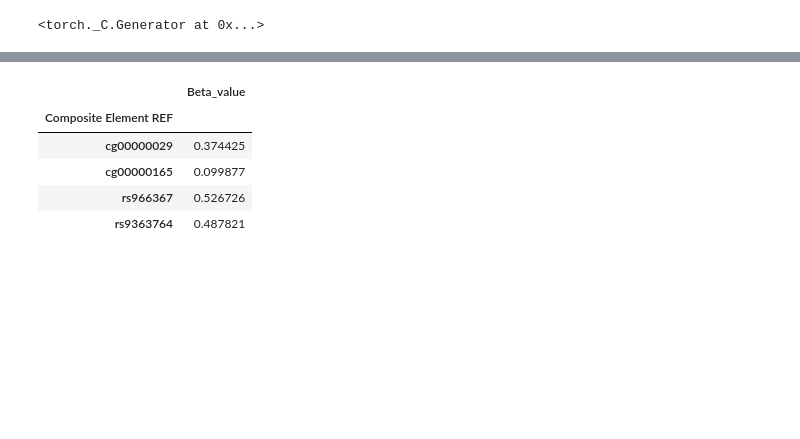
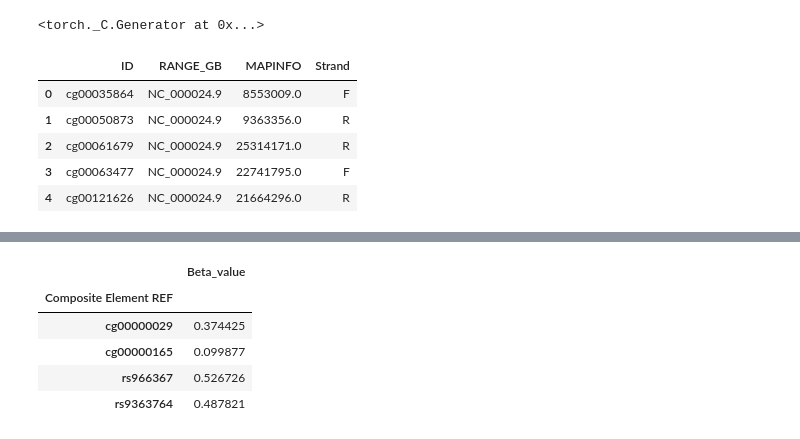
Before and after one commit to ursueugen/meth2expr, a Jupyter notebook: notebooks/DataLoaders.ipynb, the cells around one changed output, grey strips where cells are left out. Saved outputs shown, nothing was run; the diff lists cells and outputs as text; code cells hidden in the pictures; blank space fills up the shorter version.

```diff
--- a/notebooks/DataLoaders.ipynb
+++ b/notebooks/DataLoaders.ipynb
@@ -44,26 +44,35 @@ torch.manual_seed(42)
 # %%
 import re
 import json
 
 import numpy as np
 from pathlib import Path
 import pandas as pd
 
 DIR = Path("/data/eugen/meth2expr/")
 TCGA_DIR = Path("/data/eugen/tcga/projects")
 GENOMICS_DIR = DIR / 'data/genomics/'
 PROMS_PATH = DIR / "data/genomics/proms.fna"
 METHARRAY_PATH = DIR / "data/genomics/GPL13534-11288.txt"
 
 projects = [str(x).split("/")[-1] for x in TCGA_DIR.iterdir() if x.is_dir()]
 projects_paths = [x for x in TCGA_DIR.iterdir() if x.is_dir()]
 
 cpgs_array = pd.read_csv(METHARRAY_PATH, sep='\t', header=37)
-cols = ['ID', 'Genome_Build', 'CHR', 'MAPINFO', 'Strand', "UCSC_RefGene_Name",
-        "UCSC_RefGene_Accession", "UCSC_RefGene_Group", "UCSC_CpG_Islands_Name", "Relation_to_UCSC_CpG_Island",
-        'Enhancer', 'HMM_Island', 'Regulatory_Feature_Name', 'RANGE_START',
-        'RANGE_END', 'RANGE_GB']
+# cols = ['ID', 'Genome_Build', 'CHR', 'MAPINFO', 'Strand', "UCSC_RefGene_Name",
+#         "UCSC_RefGene_Accession", "UCSC_RefGene_Group", "UCSC_CpG_Islands_Name", "Relation_to_UCSC_CpG_Island",
+#         'Enhancer', 'HMM_Island', 'Regulatory_Feature_Name', 'RANGE_START',
+#         'RANGE_END', 'RANGE_GB']
+cols = ['ID', 'RANGE_GB', 'MAPINFO', 'Strand']
 cpgs_array = cpgs_array[cols]
+cpgs_array.head()
+# %% [output]
+|  | ID | RANGE_GB | MAPINFO | Strand |
+| 0 | cg00035864 | NC_000024.9 | 8553009.0 | F |
+| 1 | cg00050873 | NC_000024.9 | 9363356.0 | R |
+| 2 | cg00061679 | NC_000024.9 | 25314171.0 | R |
+| 3 | cg00063477 | NC_000024.9 | 22741795.0 | F |
+| 4 | cg00121626 | NC_000024.9 | 21664296.0 | R |
 # %%
 PROJECTS_DIR = "/data/eugen/tcga/projects/"
 
```
Also changed, not shown: parts of 4 cells of this notebook.
